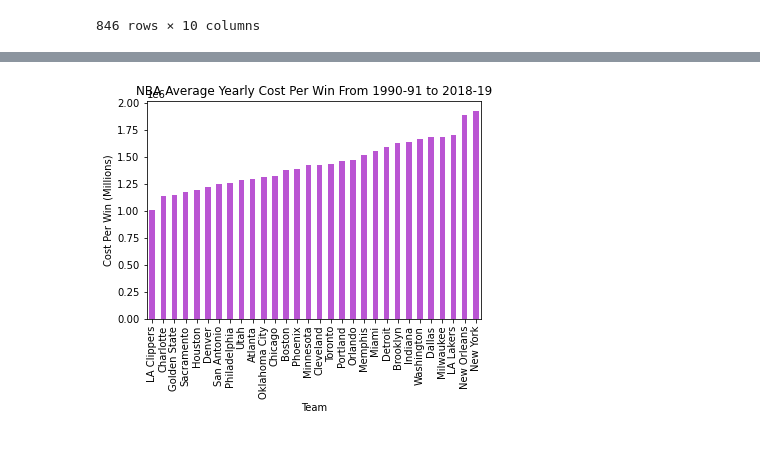
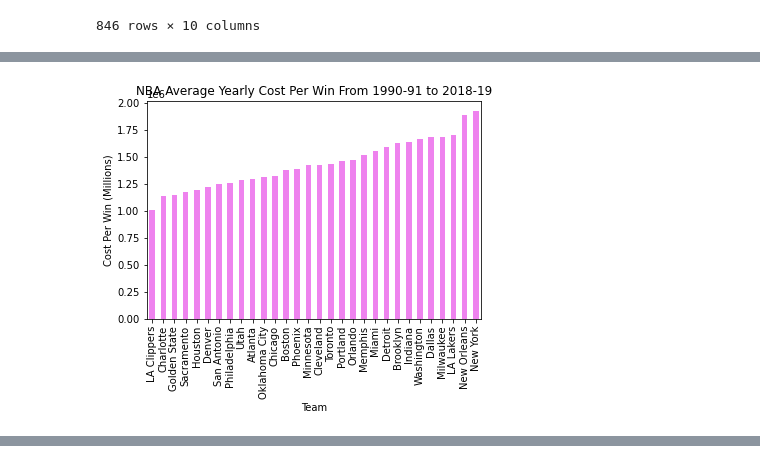
Before and after one commit to Kylec66/NBA-Analysis, a Jupyter notebook: NBA Payrolls Vs Performance.ipynb, the cells around one changed output, grey strips where cells are left out. Cells and saved outputs as stored; diff of their text form; code cells hidden in the pictures.

```diff
--- a/NBA Payrolls Vs Performance.ipynb
+++ b/NBA Payrolls Vs Performance.ipynb
@@ -182 +201,11 @@ team_means.head()
+# %%
+#Bar Chart of Average Yearly Cost Per Win From 1990-91 to 2018-19
+for row in team_means.index:
+    average_cost_per_win = (team_means['Team Payroll (USD)'] / team_means['Wins'])
+average_cost_per_win = average_cost_per_win.sort_values(ascending=True)
+average_cost_per_win.plot(kind="bar",title="NBA Average Yearly Cost Per Win From 1990-91 to 2018-19", ylabel="Cost Per Win (Millions)", color="violet", width=0.5)
+
+plt.show()
+# %% [output]
+[figure, added]
 # %%
@@ -190,12 +220,3 @@ team_totals.head()
 | Brooklyn | 1.673918e+09 | 2.131686e+09 | 1349380000 | 3663.492304 | 2330 | 1027 | ... |
 | Charlotte | 1.324188e+09 | 1.646165e+09 | 1265269000 | 2783.898866 | 2166 | 1166 | ... |
 | Chicago | 1.549180e+09 | 1.976385e+09 | 1349380000 | 3475.127665 | 2330 | 1174 | ... |
-# %%
-for row in team_means.index:
-    average_cost_per_win = (team_means['Team Payroll (USD)'] / team_means['Wins'])
-average_cost_per_win = average_cost_per_win.sort_values(ascending=True)
-average_cost_per_win.plot(kind="bar",title="NBA Average Yearly Cost Per Win From 1990-91 to 2018-19", ylabel="Cost Per Win (Millions)", color="mediumorchid", width=0.5)
-
-plt.show()
-# %% [output]
-[figure, removed]
```
Also changed, not shown: parts of 28 cells of this notebook.
